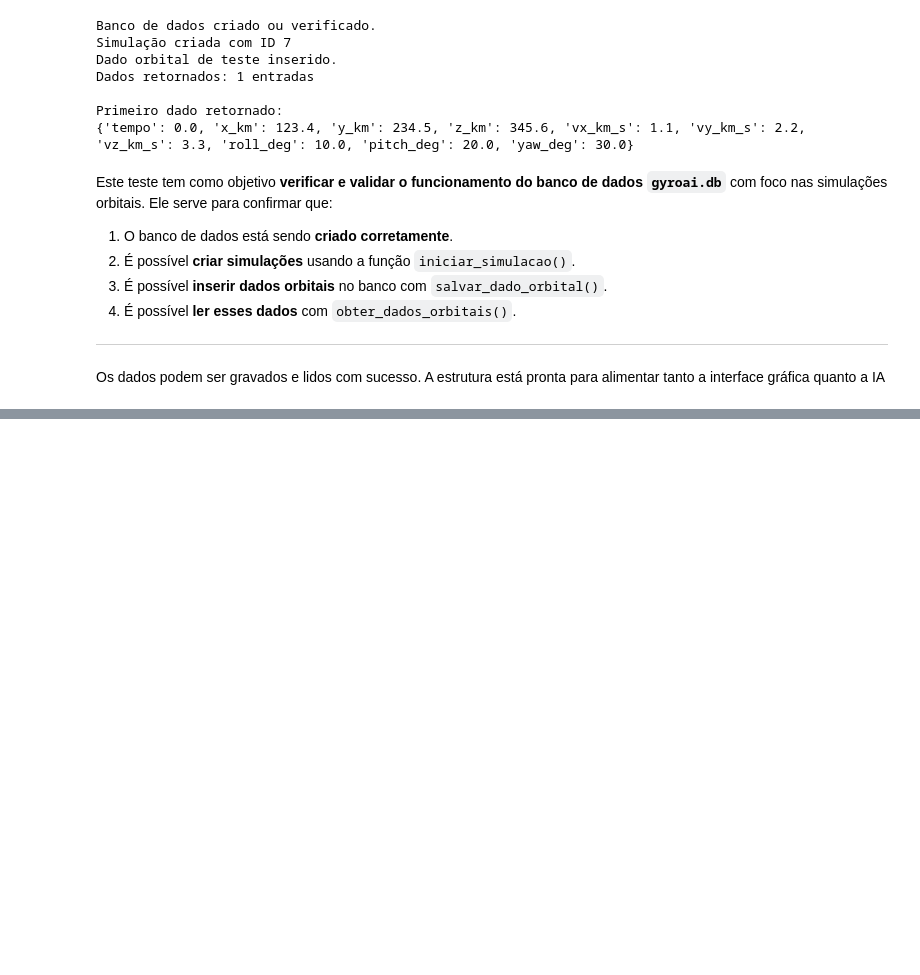
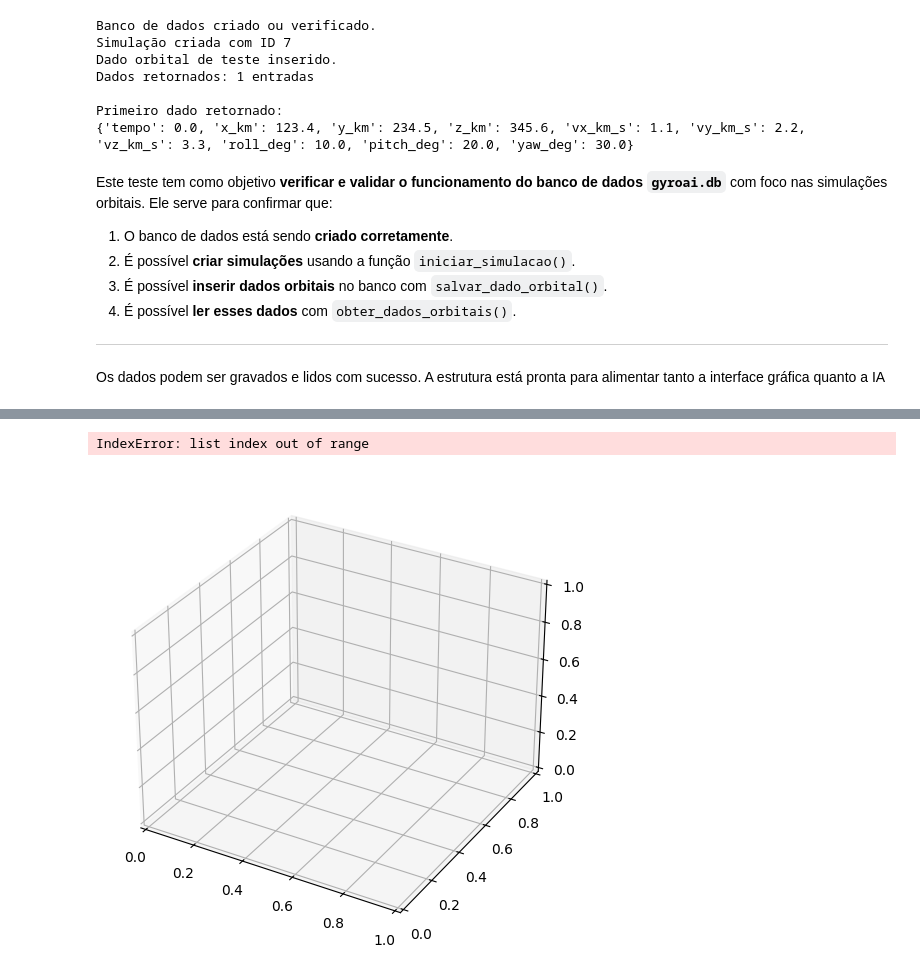
Before and after one commit to el-pitchula/GyroAI-SAT, a Jupyter notebook: notebooks/importar_dados_tle.ipynb, the cells around one changed output, grey strips where cells are left out. Drawn from its saved outputs; the diff is of its cells as text; code cells hidden in the pictures; blank space fills up the shorter version.

```diff
--- a/notebooks/importar_dados_tle.ipynb
+++ b/notebooks/importar_dados_tle.ipynb
@@ -177,0 +198,41 @@ Os dados podem ser gravados e lidos com sucesso. A estrutura está pronta para a
+# %%
+import os
+import sys
+import sqlite3
+import numpy as np
+import matplotlib.pyplot as plt
+from mpl_toolkits.mplot3d import Axes3D
+
+# Permite acessar app.database.db_handler
+sys.path.append(os.path.abspath(os.path.join(os.getcwd(), "..")))
+from app.database.db_handler import obter_dados_orbitais, iniciar_simulacao
+from app.database.db_setup import create_db
+
+# Criar banco e pegar o sim_id mais recente
+create_db()
+sim_id = iniciar_simulacao("Visualização 3D")
+
+# Obter dados salvos no banco (pode substituir pelo sim_id desejado)
+dados = obter_dados_orbitais(sim_id - 1)  # ou sim_id atual se já estiver preenchido
+
+# Extrair coordenadas
+x = [d['x_km'] for d in dados]
+y = [d['y_km'] for d in dados]
+z = [d['z_km'] for d in dados]
+
+# Plotagem 3D
+fig = plt.figure(figsize=(10, 6))
+ax = fig.add_subplot(111, projection='3d')
+ax.plot(x, y, z, label="Órbita propagada")
+ax.scatter(x[0], y[0], z[0], color="green", label="Início")
+ax.scatter(x[-1], y[-1], z[-1], color="red", label="Fim")
+
+ax.set_xlabel("X (km)")
+ax.set_ylabel("Y (km)")
+ax.set_zlabel("Z (km)")
+ax.set_title("Trajetória Orbital em 3D")
+ax.legend()
+plt.show()
+# %% [output]
+IndexError: list index out of range
+[figure, added]
```
Also changed, not shown: parts of 3 cells of this notebook, 2 other files.
